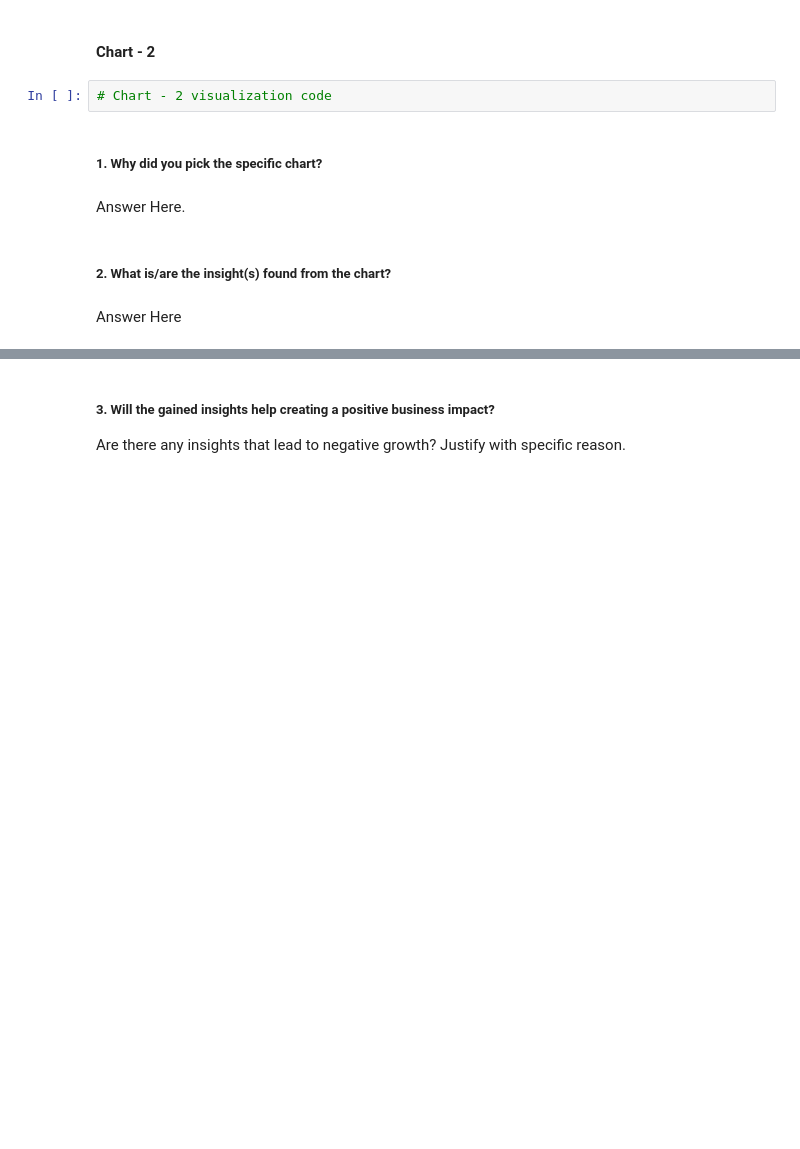
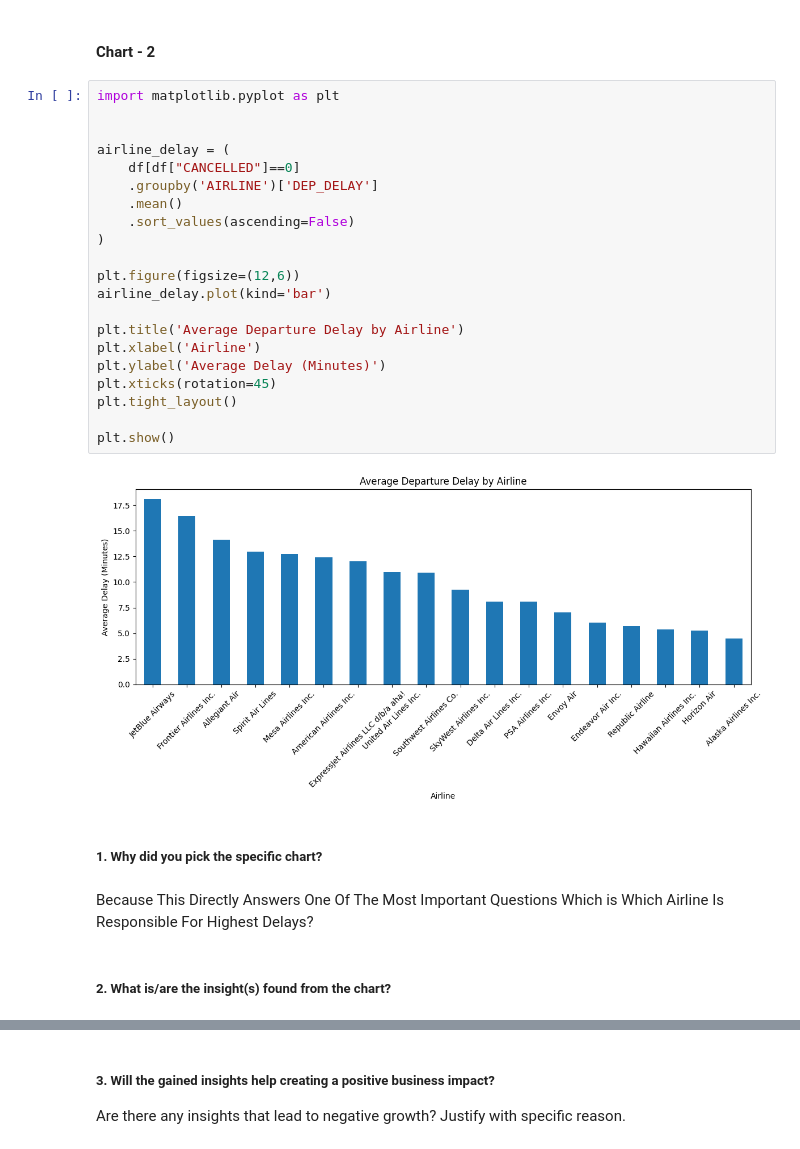
Before and after one commit to sanyam092006/ml_new, a Jupyter notebook: Sample_EDA_Submission_Template.ipynb, the cells around one changed output, grey strips where cells are left out. Drawn from its saved outputs; the diff is of its cells as text; blank space fills up the shorter version.

```diff
--- a/Sample_EDA_Submission_Template.ipynb
+++ b/Sample_EDA_Submission_Template.ipynb
@@ -273,13 +275,32 @@ From a business perspective, flight delays increase operating expenses through a
 The high number of delayed flights represents the greatest threat to business growth. Persistent delays reduce customer confidence, increase compensation and operating costs, and can lead to lower customer retention. Similarly, flight cancellations result in lost revenue, rebooking expenses, and reputational damage. If these operational issues are not addressed, they can significantly affect an airline's financial performance and long-term competitiveness.
 # %% [markdown]
 #### Chart - 2
-# %%
-# Chart - 2 visualization code
+# %%
+import matplotlib.pyplot as plt
+
+
+airline_delay = (
+    df[df["CANCELLED"]==0]
+    .groupby('AIRLINE')['DEP_DELAY']
+    .mean()
+    .sort_values(ascending=False)
+)
+
+plt.figure(figsize=(12,6))
+airline_delay.plot(kind='bar')
+
+plt.title('Average Departure Delay by Airline')
+plt.xlabel('Airline')
+plt.ylabel('Average Delay (Minutes)')
+plt.xticks(rotation=45)
+plt.tight_layout()
+
+plt.show()
+# %% [output]
+[figure, added]
 # %% [markdown]
 ##### 1. Why did you pick the specific chart?
-# %% [markdown]
-Answer Here.
+# %% [markdown]
+Because This Directly Answers One Of The Most Important Questions Which is Which Airline Is Responsible For Highest Delays?
 # %% [markdown]
 ##### 2. What is/are the insight(s) found from the chart?
-# %% [markdown]
-Answer Here
```
Also changed, not shown: parts of 11 cells of this notebook.
